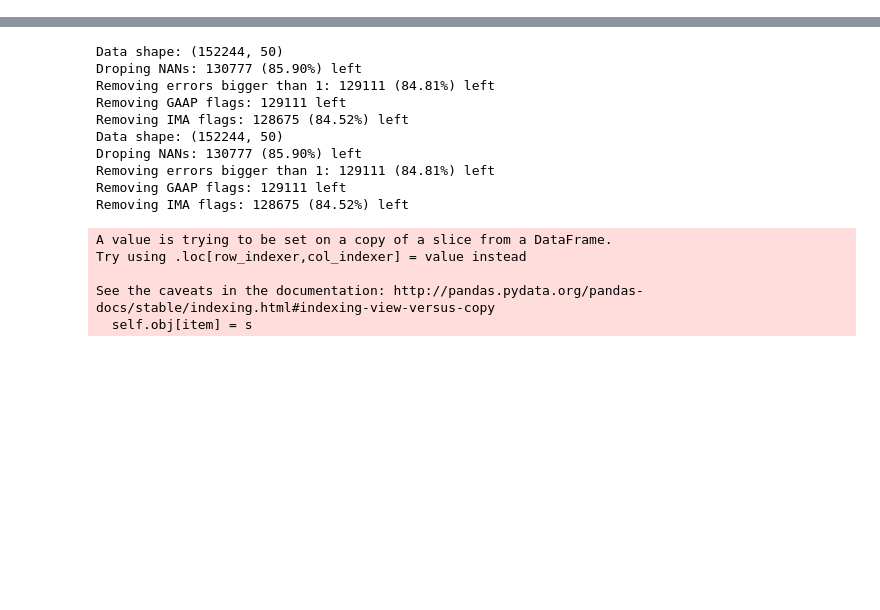
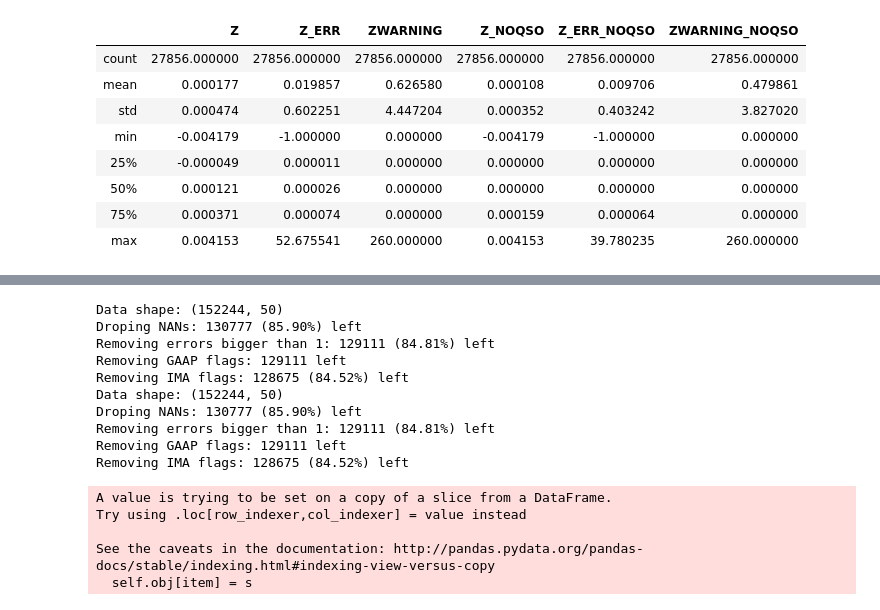
Before and after one commit to snakoneczny/kids-quasars, a Jupyter notebook: notebooks/analysis_sdss_noqso.ipynb, the cells around one changed output, grey strips where cells are left out. Saved outputs shown, nothing was run; the diff lists cells and outputs as text; code cells hidden in the pictures; blank space fills up the shorter version.

```diff
--- a/notebooks/analysis_sdss_noqso.ipynb
+++ b/notebooks/analysis_sdss_noqso.ipynb
@@ -21,0 +66,12 @@ sns.set_palette('cubehelix')
+# %%
+kids_x_sdss.loc[kids_x_sdss['CLASS'] == 'STAR', sdss_cols].describe()
+# %% [output]
+|  | Z | Z_ERR | ZWARNING | Z_NOQSO | Z_ERR_NOQSO | ZWARNING_NOQSO |
+| count | 27856.000000 | 27856.000000 | 27856.000000 | 27856.000000 | 27856.000000 | 27856.000000 |
+| mean | 0.000177 | 0.019857 | 0.626580 | 0.000108 | 0.009706 | 0.479861 |
+| std | 0.000474 | 0.602251 | 4.447204 | 0.000352 | 0.403242 | 3.827020 |
+| min | -0.004179 | -1.000000 | 0.000000 | -0.004179 | -1.000000 | 0.000000 |
+| 25% | -0.000049 | 0.000011 | 0.000000 | 0.000000 | 0.000000 | 0.000000 |
+| 50% | 0.000121 | 0.000026 | 0.000000 | 0.000000 | 0.000000 | 0.000000 |
+| 75% | 0.000371 | 0.000074 | 0.000000 | 0.000159 | 0.000064 | 0.000000 |
+| max | 0.004153 | 52.675541 | 260.000000 | 0.004153 | 39.780235 | 260.000000 |
```
Also changed, not shown: parts of 9 cells of this notebook, 5 other files.
